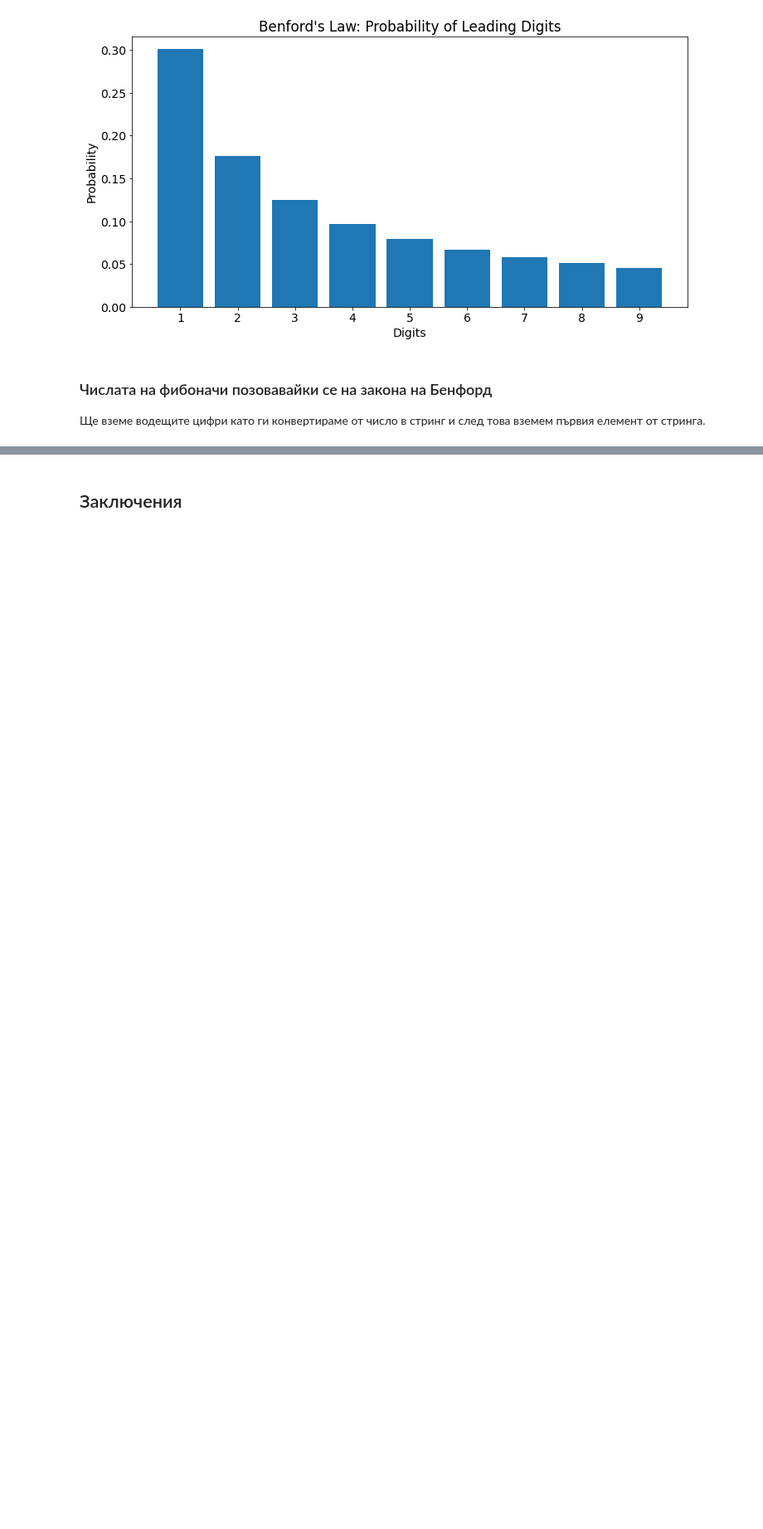
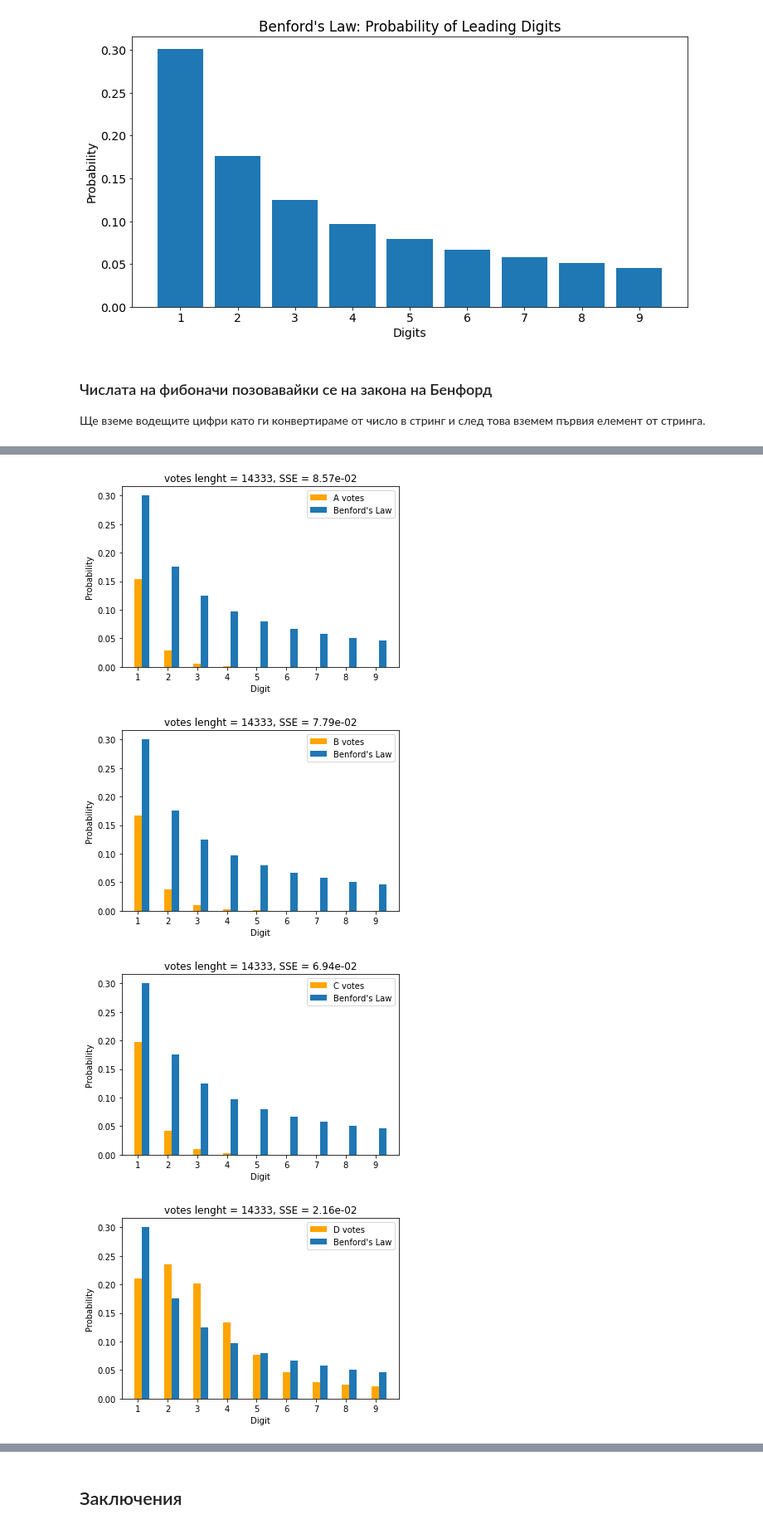
Before and after one commit to aleksoft1/benfords-law, a Jupyter notebook: Benford's Law.ipynb, the cells around one changed output, grey strips where cells are left out. Shown at 83% size. Cells and saved outputs as stored; diff of their text form; code cells hidden in the pictures; blank space fills up the shorter version.

```diff
--- a/Benford's Law.ipynb
+++ b/Benford's Law.ipynb
@@ -191,0 +214,23 @@ The set_window_title function was deprecated in Matplotlib 3.4 and will be remov
+# %%
+alphabet_string = string.ascii_uppercase
+alphabet_list = list(alphabet_string)[:23]
+for i in range(len(alphabet_list)):
+    votes_by_section = alphabet_list[i]
+    votes = leading_digit_count(votes_data[votes_by_section])
+    sse0 = np.sum((votes['probability'] - prob_digits) ** 2)
+
+    plt.bar(votes['digit'], votes['probability'], width=0.25, color="orange")
+    plt.bar(digits + 0.25, prob_digits, width=0.25)
+
+    plt.xticks(slavi_votes['digit'])
+    plt.xlabel('Digit')
+    plt.ylabel('Probability')
+    plt.title(f'votes lenght = {len(votes_data[votes_by_section])}, SSE = {sse0:.2e}')
+    plt.legend(labels=[alphabet_list[i] +" votes", "Benford's Law"])
+
+    plt.show()
+# %% [output]
+[figure, added]
+[figure, added]
+[figure, added]
+[figure, added]
```
Also changed, not shown: parts of 11 cells of this notebook, 2 other files.
